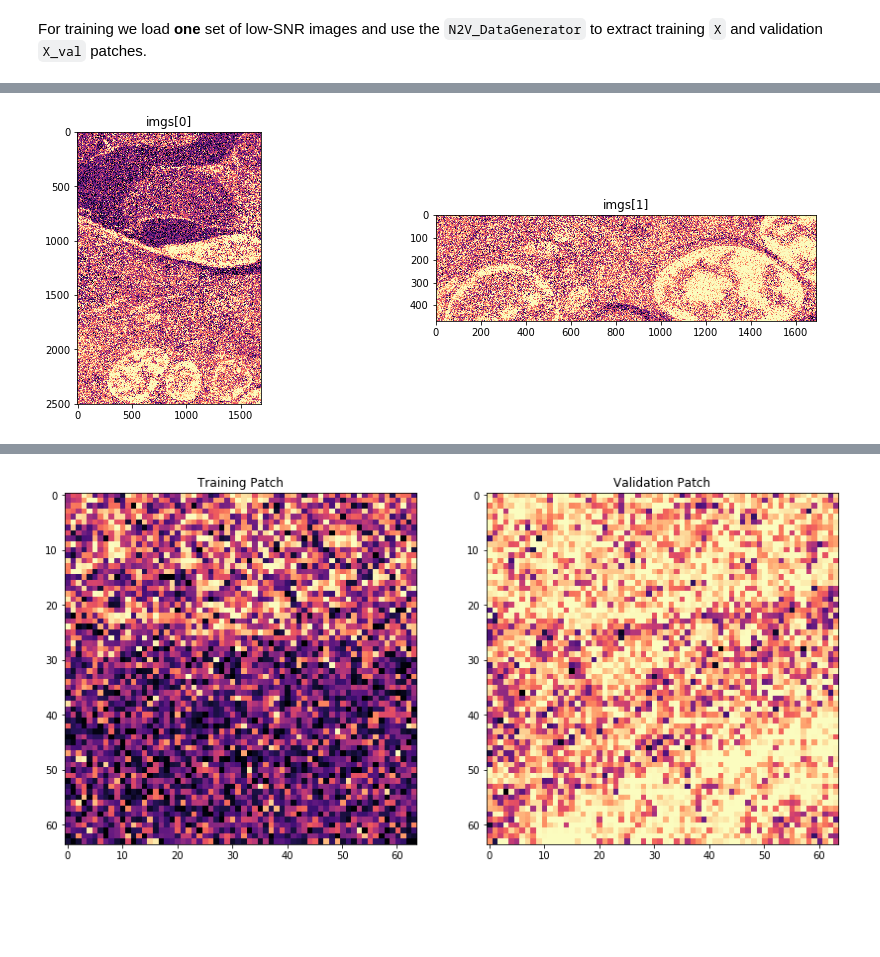
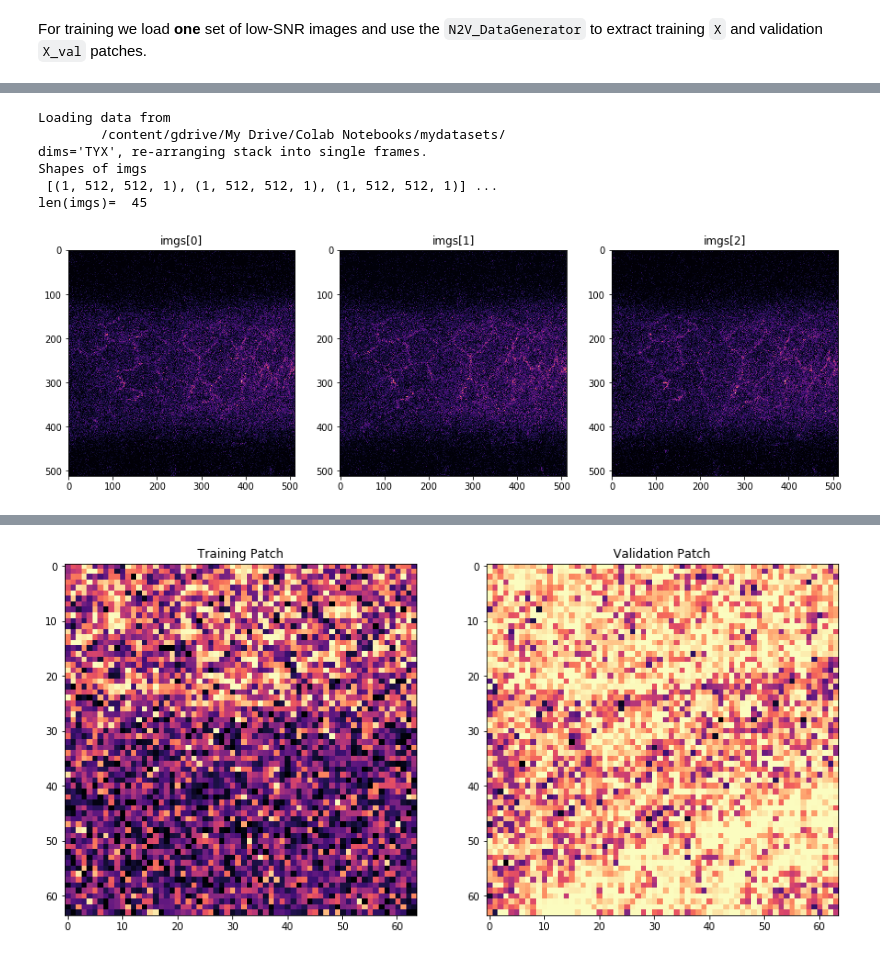
Before and after one commit to mshagirov/lanyon, a Jupyter notebook: _notebooks/N2V_2D_example_combined.ipynb, the cells around one changed output, grey strips where cells are left out. Cells and saved outputs as stored; diff of their text form; code cells hidden in the pictures; blank space fills up the shorter version.

```diff
--- a/_notebooks/N2V_2D_example_combined.ipynb
+++ b/_notebooks/N2V_2D_example_combined.ipynb
@@ -148,14 +165,67 @@ print(imgs[0].shape,imgs[1].shape)
+# %%
+#@markdown ### Loading All The '.tif' Files From The Input Directory.{display-mode: "form"}
+#@markdown ---
+#@markdown - First, we create the DataGenerator-object __`N2V_DataGenerator`__:
+#@markdown  - `datagen = N2V_DataGenerator()`
+datagen = N2V_DataGenerator()
+#@markdown - It will help us load data and extract patches for training
+#@markdown   and validation.
+#@markdown - Then, to load the input images we use
+#@markdown   __`datagen.load_imgs_from_directory( )`__:
+#@markdown   - `imgs = datagen.load_imgs_from_directory(directory = "data/")`
+#@markdown - This function will return a list of images
+#@markdown   (_numpy arrays_)--i.e. __our dataset__.
+
+#@markdown ### Using your own data
+#@markdown ---
+#@markdown Enable/disbale changing data directory:
+Change_to_my_data_ = True #@param {type:"boolean"}
+data_directory = "data/"
+if not os.path.isdir('./data'): print('\nCould not find "/data" folder!\n')
+dims = "YX"
+#@markdown Default folder for data (comes with examples) is "__`data/`__", enter the location below:
+# If enabled, lines below change the input folder and "dims"
+if Change_to_my_data_:
+  folder_name = "/content/gdrive/My Drive/Colab Notebooks/mydatasets/" #@param ["data/"] {allow-input: true}
+  #@markdown Data dimensions (_default YX, use TYX for movie stacks_):
+  dims='TYX' #@param ["YX", "TYX"]
+  data_directory = folder_name
+print('Loading data from \n\t'+data_directory)
+
+# If you want to load other types of files see the RGB example for n2v (github).
+imgs = datagen.load_imgs_from_directory(directory = data_directory,dims=dims)
+
+if dims=="TYX":
+  print('dims=\'TYX\', re-arranging stack into single frames.')
+  imgs = [elem[np.newaxis,t,...] for elem in imgs for t in range(elem.shape[0])]
+print('Shapes of imgs\n',[imgs[k].shape for k in range(min(3,len(imgs)))],
+      '...' if len(imgs)>3 else '',
+      '\nlen(imgs)= ',len(imgs))
+#@markdown ### The loading function automatically adds two extra dimensions to the images:
+#@markdown ---
+#@markdown - One at the beginning, is used to hold a potential stack of images
+#@markdown   such as a movie.
+#@markdown - One at the end, represents channels. <br><br>
+#@markdown You can check the shape of the images with:
+#@markdown - `print(imgs[0].shape,imgs[1].shape)`
+#@markdown <br><br>_(Run this cell to load the images)_
+# %% [output]
+Loading data from
+        /content/gdrive/My Drive/Colab Notebooks/mydatasets/
+dims='TYX', re-arranging stack into single frames.
+Shapes of imgs
+ [(1, 512, 512, 1), (1, 512, 512, 1), (1, 512, 512, 1)] ...
+len(imgs)=  45
 # %%
 #@title Lets' look at the images.
 #@markdown - We have to remove the added extra dimensions to display them as 2D images.
-_,axs = plt.subplots(ncols=2,figsize=[15,5])
-axs[0].imshow(imgs[0][0,...,0], cmap='magma')
-axs[0].set_title('imgs[0]')
-axs[1].imshow(imgs[1][0,...,0], cmap='magma')
-axs[1].set_title('imgs[1]')
+_,axs = plt.subplots(ncols=min(3,len(imgs)),figsize=[15,5])
+for t in range(min(3,len(imgs))):
+  axs[t].imshow(imgs[t][0,...,0], cmap='magma')
+  axs[t].set_title('imgs['+str(t)+']')
 plt.show()
 # %% [output]
-[figure, old version]
+[figure, new version]
 # %%
 #@title Generating Training and Validation datasets
 #@markdown ---
```
Also changed, not shown: parts of 12 cells of this notebook.
